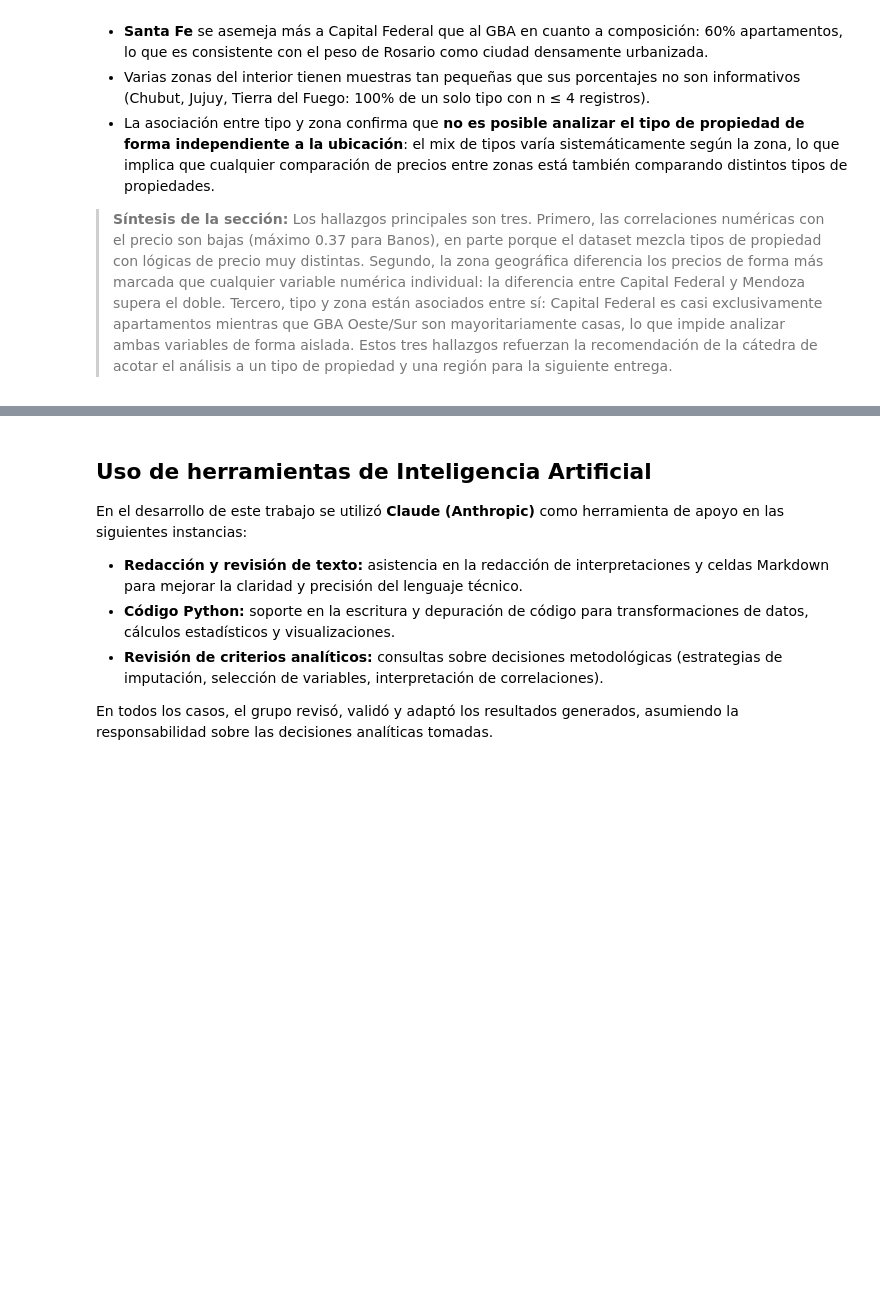
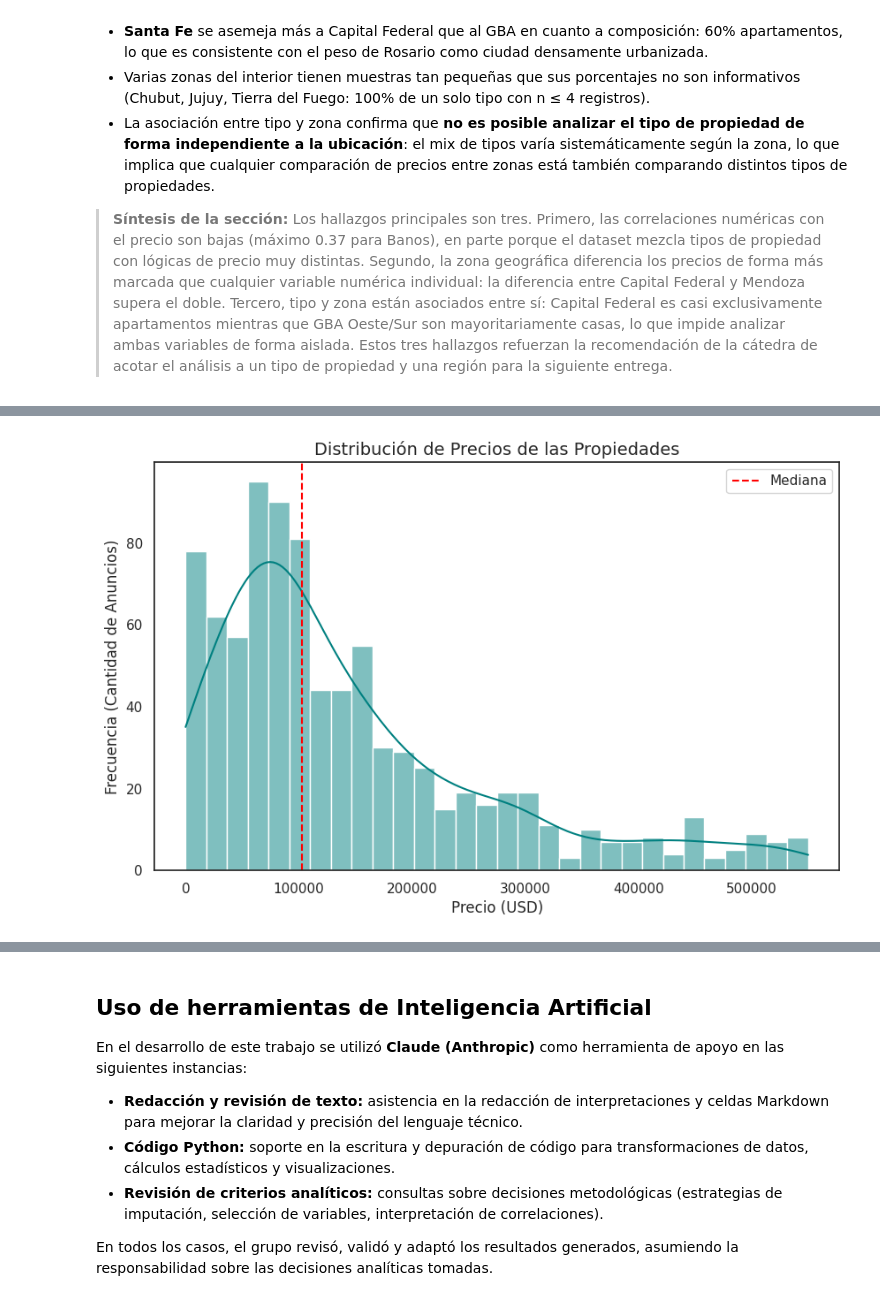
Before and after one commit to GomezMorales/TP_INTEGRADOR_CIENCIAS_DE_DATOS, a Jupyter notebook: TP_integrador_Ciencias_de_datos.ipynb, the cells around one changed output, grey strips where cells are left out. Cells and saved outputs as stored; diff of their text form; code cells hidden in the pictures; blank space fills up the shorter version.

```diff
--- a/TP_integrador_Ciencias_de_datos.ipynb
+++ b/TP_integrador_Ciencias_de_datos.ipynb
@@ -1569,0 +1586,19 @@ Tabla de contingencia — porcentaje por zona (fila):
+# %%
+plt.figure(figsize=(10, 6))
+sns.set_theme(style="white")
+
+precio_limite = 800000
+df_plot = df[df['calc_Precio_usd'] < precio_limite]
+
+sns.histplot(df_plot['calc_Precio_usd'], kde=True, color='teal', bins=30)
+
+plt.title('Distribución de Precios de las Propiedades', fontsize=14)
+plt.xlabel('Precio (USD)')
+plt.ylabel('Frecuencia (Cantidad de Anuncios)')
+
+plt.axvline(df_plot['calc_Precio_usd'].median(), color='red', linestyle='--', label='Mediana')
+plt.legend()
+
+plt.show()
+# %% [output]
+[figure, added]
```
Also changed, not shown: parts of 10 cells of this notebook.
